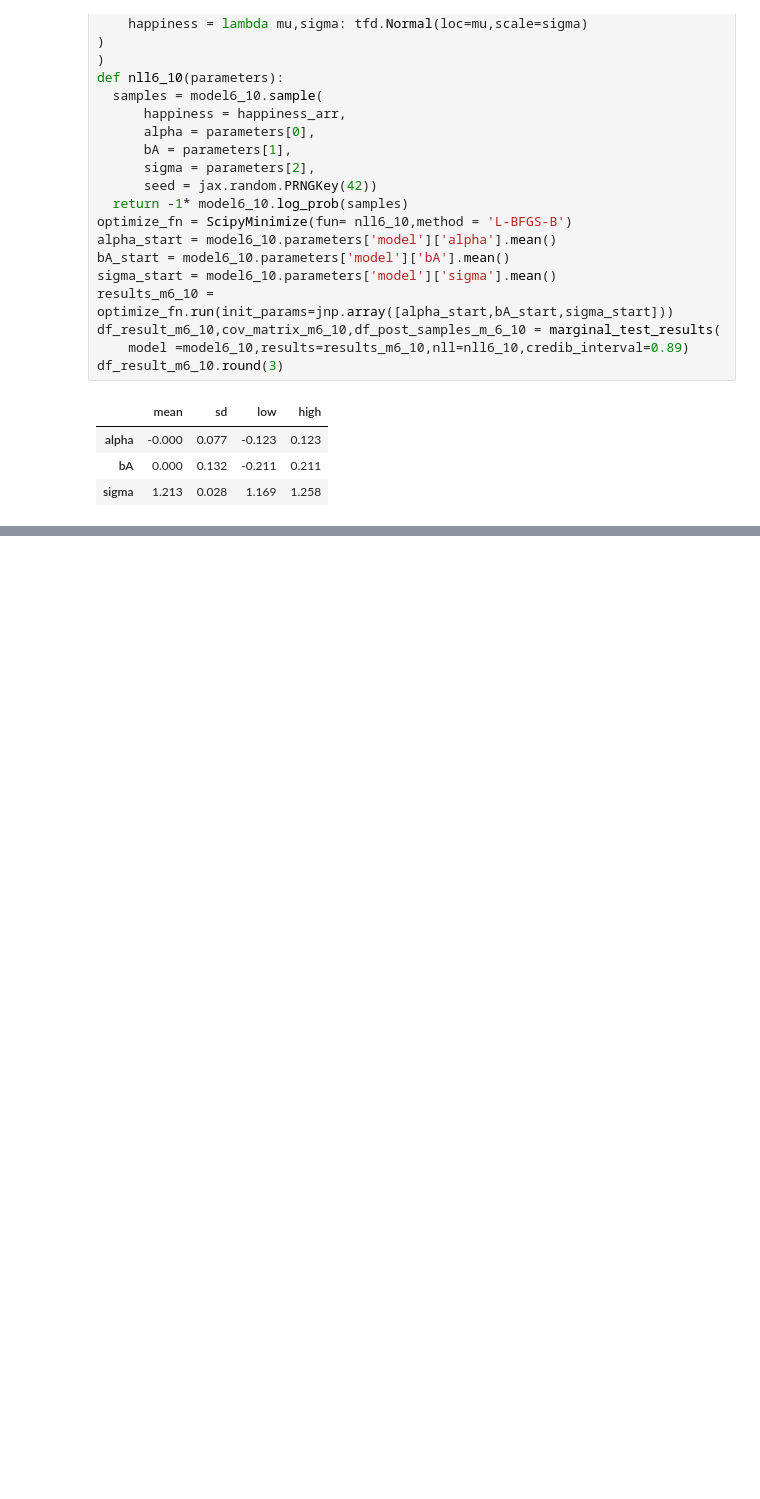
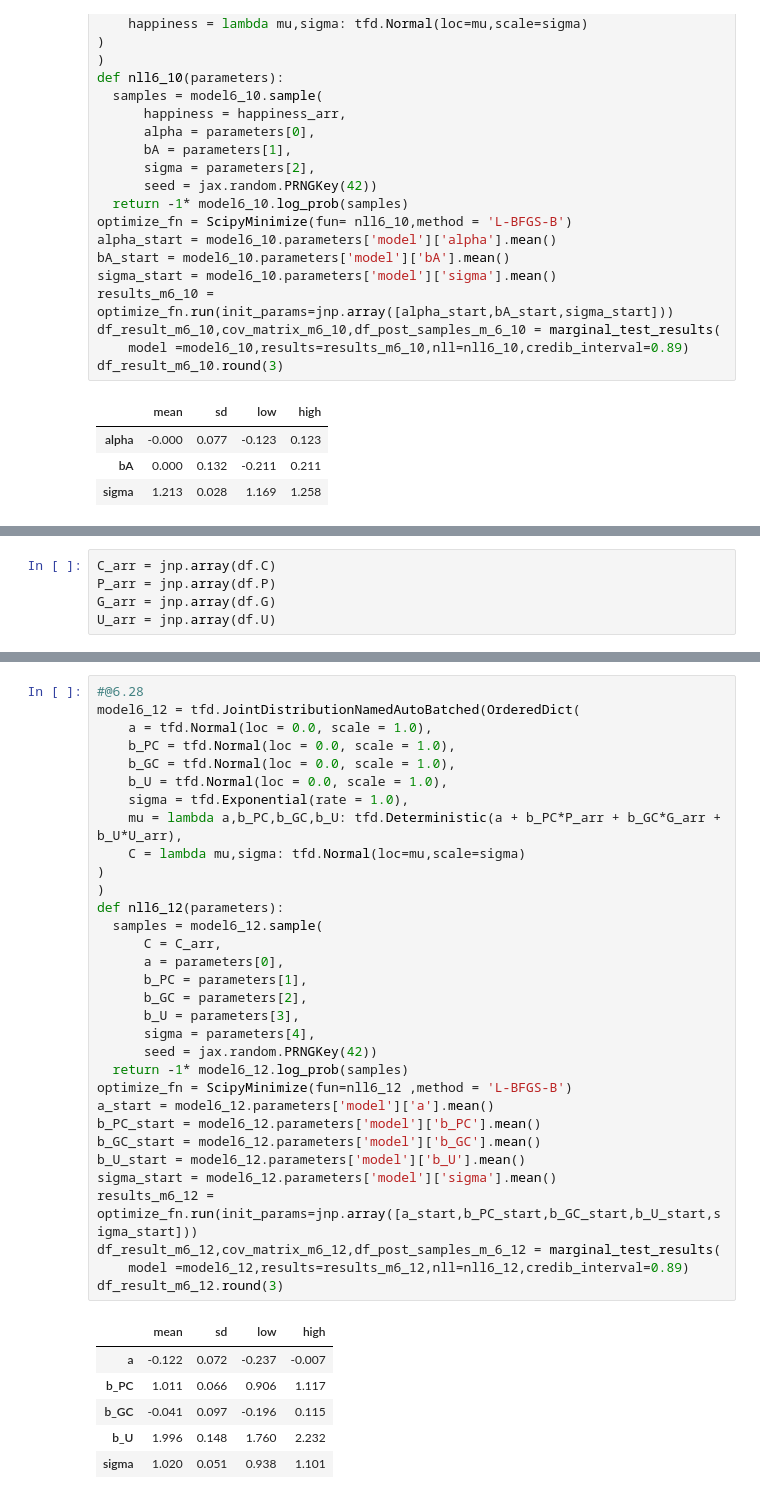
Before and after one commit to sushmit86/Statiistical_rethinking_jax, a Jupyter notebook: sushmit_06__Haunted_DAG__and_The_Causal_Terror.ipynb, the cells around one changed output, grey strips where cells are left out. Drawn from its saved outputs; the diff is of its cells as text; blank space fills up the shorter version.

```diff
--- a/sushmit_06__Haunted_DAG__and_The_Causal_Terror.ipynb
+++ b/sushmit_06__Haunted_DAG__and_The_Causal_Terror.ipynb
@@ -3279,0 +3524,5 @@ df_result_m6_10.round(3)
+# %%
+C_arr = jnp.array(df.C)
+P_arr = jnp.array(df.P)
+G_arr = jnp.array(df.G)
+U_arr = jnp.array(df.U)
@@ -3279,0 +3564,39 @@ df_result_m6_10.round(3)
+# %%
+#@6.28
+model6_12 = tfd.JointDistributionNamedAutoBatched(OrderedDict(
+    a = tfd.Normal(loc = 0.0, scale = 1.0),
+    b_PC = tfd.Normal(loc = 0.0, scale = 1.0),
+    b_GC = tfd.Normal(loc = 0.0, scale = 1.0),
+    b_U = tfd.Normal(loc = 0.0, scale = 1.0),
+    sigma = tfd.Exponential(rate = 1.0),
+    mu = lambda a,b_PC,b_GC,b_U: tfd.Deterministic(a + b_PC*P_arr + b_GC*G_arr + b_U*U_arr),
+    C = lambda mu,sigma: tfd.Normal(loc=mu,scale=sigma)
+)
+)
+def nll6_12(parameters):
+  samples = model6_12.sample(
+      C = C_arr,
+      a = parameters[0],
+      b_PC = parameters[1],
+      b_GC = parameters[2],
+      b_U = parameters[3],
+      sigma = parameters[4],
+      seed = jax.random.PRNGKey(42))
+  return -1* model6_12.log_prob(samples)
+optimize_fn = ScipyMinimize(fun=nll6_12 ,method = 'L-BFGS-B')
+a_start = model6_12.parameters['model']['a'].mean()
+b_PC_start = model6_12.parameters['model']['b_PC'].mean()
+b_GC_start = model6_12.parameters['model']['b_GC'].mean()
+b_U_start = model6_12.parameters['model']['b_U'].mean()
+sigma_start = model6_12.parameters['model']['sigma'].mean()
+results_m6_12 = optimize_fn.run(init_params=jnp.array([a_start,b_PC_start,b_GC_start,b_U_start,sigma_start]))
+df_result_m6_12,cov_matrix_m6_12,df_post_samples_m_6_12 = marginal_test_results(
+    model =model6_12,results=results_m6_12,nll=nll6_12,credib_interval=0.89)
+df_result_m6_12.round(3)
+# %% [output]
+|  | mean | sd | low | high |
+| a | -0.122 | 0.072 | -0.237 | -0.007 |
+| b_PC | 1.011 | 0.066 | 0.906 | 1.117 |
+| b_GC | -0.041 | 0.097 | -0.196 | 0.115 |
+| b_U | 1.996 | 0.148 | 1.760 | 2.232 |
+| sigma | 1.020 | 0.051 | 0.938 | 1.101 |
```
Also changed, not shown: parts of 5 cells of this notebook.
